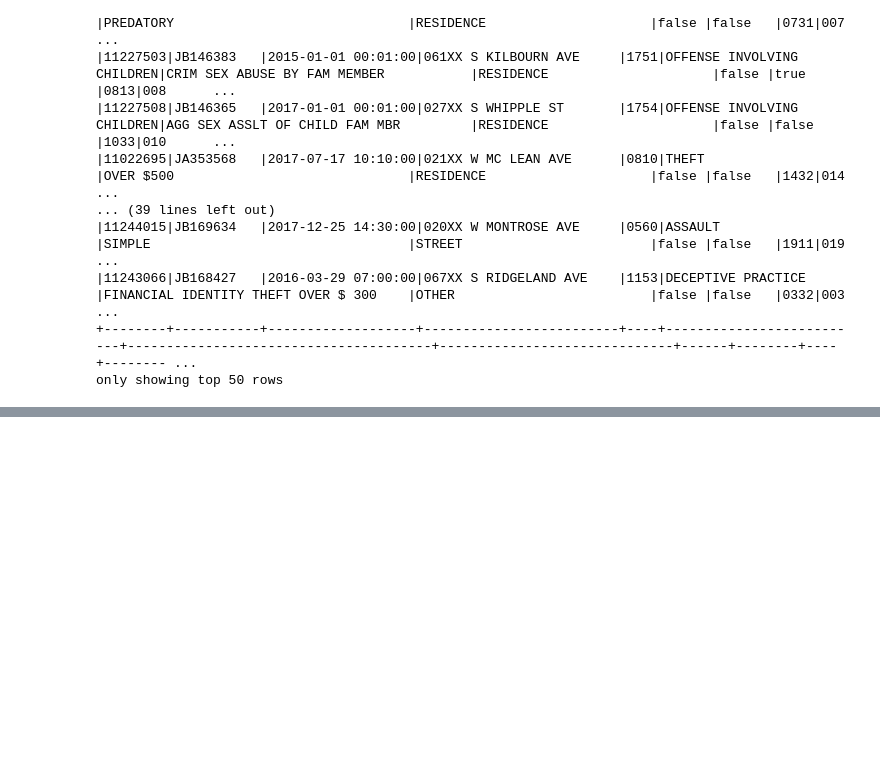
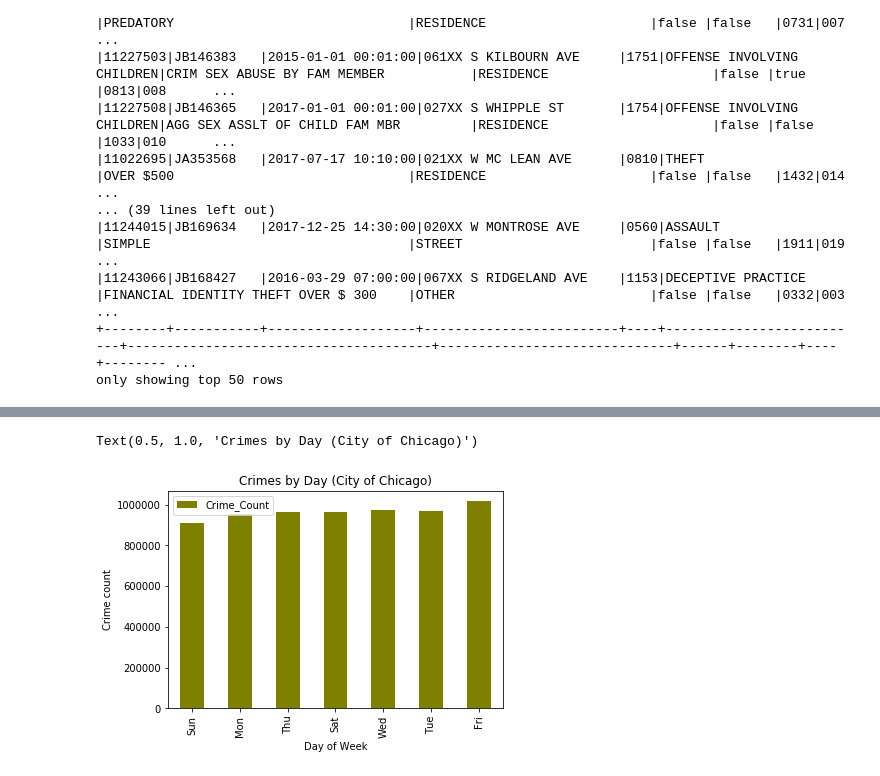
Before and after one commit to productiveAnalytics/Spark, a Jupyter notebook: pyspark_sandbox.ipynb, the cells around one changed output, grey strips where cells are left out. Drawn from its saved outputs; the diff is of its cells as text; code cells hidden in the pictures; blank space fills up the shorter version.

Commit message:
Using Pandas and Matplotlib to plot the information derived by Spark

```diff
--- a/pyspark_sandbox.ipynb
+++ b/pyspark_sandbox.ipynb
@@ -322,3 +322,12 @@ rc.join(ps, rc.District == ps.Formatted_District, how='left_outer') \
 |11243066|JB168427   |2016-03-29 07:00:00|067XX S RIDGELAND AVE    |1153|DECEPTIVE PRACTICE        |FINANCIAL IDENTITY THEFT OVER $ 300    |OTHER                         |false |false   |0332|003      ...
 +--------+-----------+-------------------+-------------------------+----+--------------------------+---------------------------------------+------------------------------+------+--------+----+-------- ...
 only showing top 50 rows
+# %%
+# Find number of reported crimes by Day of week
+rc.cache() # cache the DataFrame
+rc.count()
+
+from pyspark.sql.functions import dayofweek, to_date, date_format
+crimes_by_day = rc.select(date_format(to_date('Date', 'yyyy-MM-dd HH:mm:ss'), 'E').alias('Crime Day')).groupBy('Crime Day').count()
+crimes_by_day.cache()
+crimes_by_day.show()
@@ -324,0 +346,21 @@ only showing top 50 rows
+# %%
+crimes_by_day_as_array = crimes_by_day.collect()
+
+# extract Day and Count using List Comprehension
+crime_days_arr = [x[0] for x in crimes_by_day_as_array]
+crime_count_arr = [x[1] for x in crimes_by_day_as_array]
+
+import pandas as pd
+import matplotlib.pyplot as plt
+
+# Create Pandas DataFrame using Dictionary
+pandas_df = pd.DataFrame({'Crime_Day': crime_days_arr, 'Crime_Count': crime_count_arr})
+pandas_df.head(7)
+
+pandas_df.plot(x='Crime_Day', y='Crime_Count', kind='bar', color='olive')
+plt.xlabel('Day of Week')
+plt.ylabel('Crime count')
+plt.title('Crimes by Day (City of Chicago)')
+# %% [output]
+Text(0.5, 1.0, 'Crimes by Day (City of Chicago)')
+[figure, added]
```
Also changed, not shown: parts of 1 cell of this notebook.
